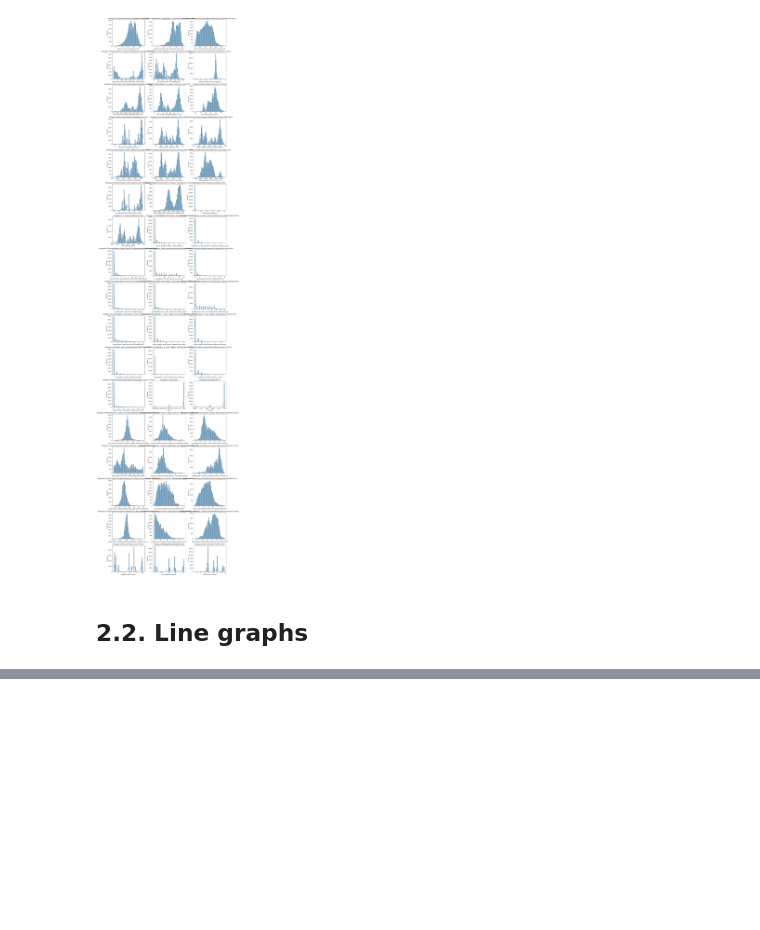
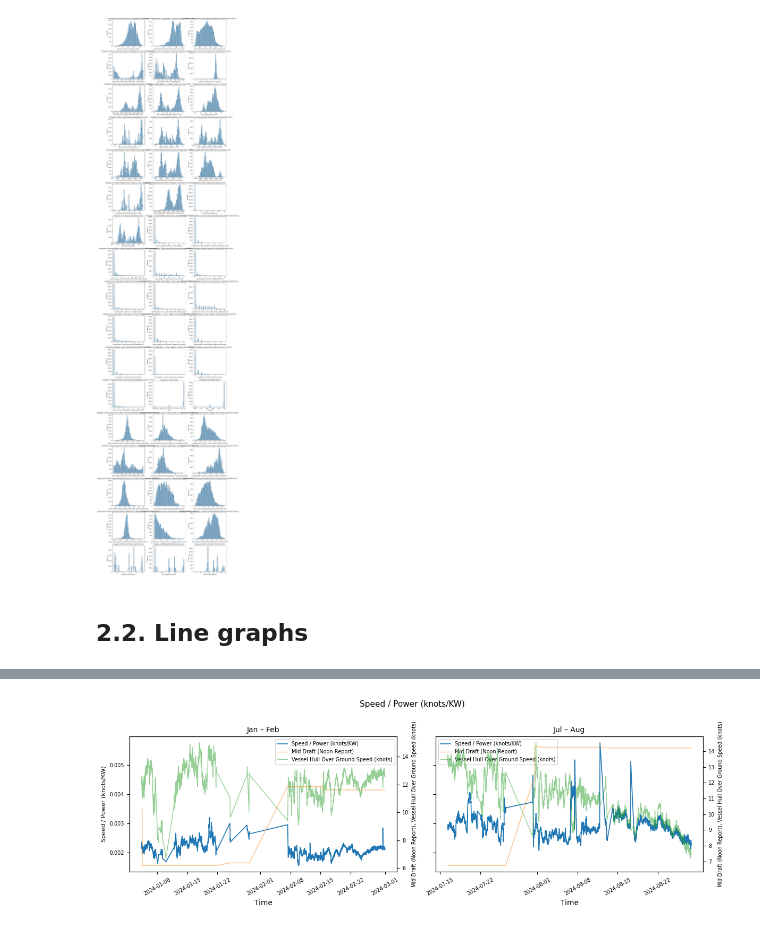
Before and after one commit to AugustBjerg/Master-s-thesis, a Jupyter notebook: code/data/cleaning-scripts/notebooks/post_agg_explore.ipynb, the cells around one changed output, grey strips where cells are left out. Drawn from its saved outputs; the diff is of its cells as text; code cells hidden in the pictures; blank space fills up the shorter version.

```diff
--- a/code/data/cleaning-scripts/notebooks/post_agg_explore.ipynb
+++ b/code/data/cleaning-scripts/notebooks/post_agg_explore.ipynb
@@ -154,6 +154,7 @@ def plot_variable_comparison(
         )
 
     ax.set_title(variable, fontsize=9)
+    ax.legend()
     ax.tick_params(axis="x", labelsize=7, labelrotation=30)
     ax.tick_params(axis="y", labelsize=7)
 
@@ -220,0 +244,3 @@ fig
+# %%
+agg_5min['Speed / Power (knots/KW)'] = agg_5min['Vessel Hull Over Ground Speed (knots)'] / agg_5min['Vessel Propeller Shaft Mechanical Power (KW)']
+agg_5min['']
@@ -220,0 +306,4 @@ fig
+# %%
+plot_jan_jul_comparison(agg_5min, variable='Speed / Power (knots/KW)', comp_variables=['Mid Draft (Noon Report)', 'Vessel Hull Over Ground Speed (knots)'])
+# %% [output]
+[figure, added]
```
Also changed, not shown: parts of 7 cells of this notebook.
